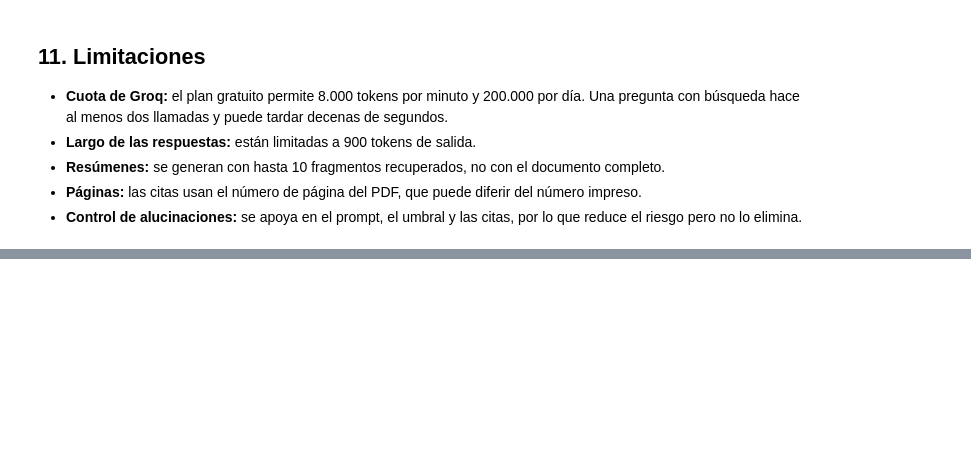
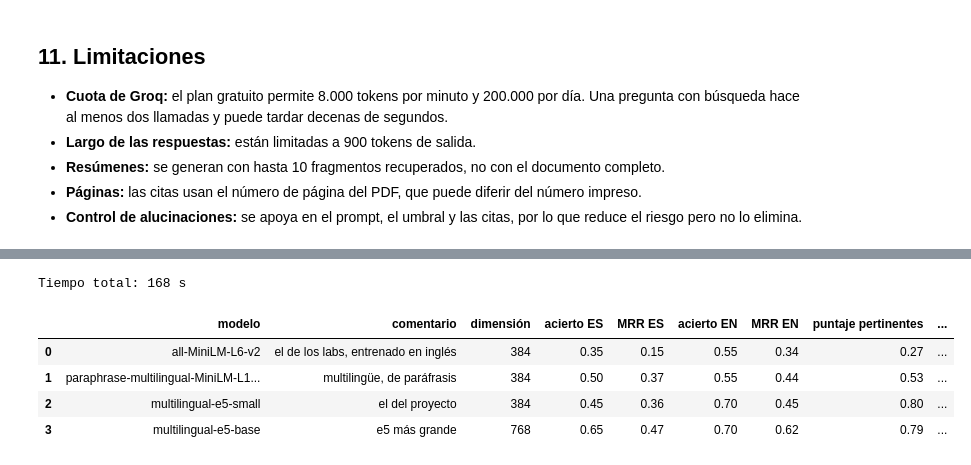
Before and after one commit to JoaquinKarawacki/Obli-taller-de-tecnologia, a Jupyter notebook: obligatorio_agentic_rag.ipynb, the cells around one changed output, grey strips where cells are left out. Saved outputs shown, nothing was run; the diff lists cells and outputs as text; code cells hidden in the pictures; blank space fills up the shorter version.

```diff
--- a/obligatorio_agentic_rag.ipynb
+++ b/obligatorio_agentic_rag.ipynb
@@ -704,0 +947,12 @@ Podés preguntar en español o inglés sobre:
+# %%
+inicio = time.time()
+tabla_embeddings = experimentos.experimento_embeddings(paginas)
+print(f"Tiempo total: {time.time() - inicio:.0f} s")
+tabla_embeddings
+# %% [output]
+Tiempo total: 168 s
+|  | modelo | comentario | dimensión | acierto ES | MRR ES | acierto EN | MRR EN | puntaje pertinentes | ... |
+| 0 | all-MiniLM-L6-v2 | el de los labs, entrenado en inglés | 384 | 0.35 | 0.15 | 0.55 | 0.34 | 0.27 | ... |
+| 1 | paraphrase-multilingual-MiniLM-L1... | multilingüe, de paráfrasis | 384 | 0.50 | 0.37 | 0.55 | 0.44 | 0.53 | ... |
+| 2 | multilingual-e5-small | el del proyecto | 384 | 0.45 | 0.36 | 0.70 | 0.45 | 0.80 | ... |
+| 3 | multilingual-e5-base | e5 más grande | 768 | 0.65 | 0.47 | 0.70 | 0.62 | 0.79 | ... |
```
Also changed, not shown: parts of 13 cells of this notebook, 5 other files.
